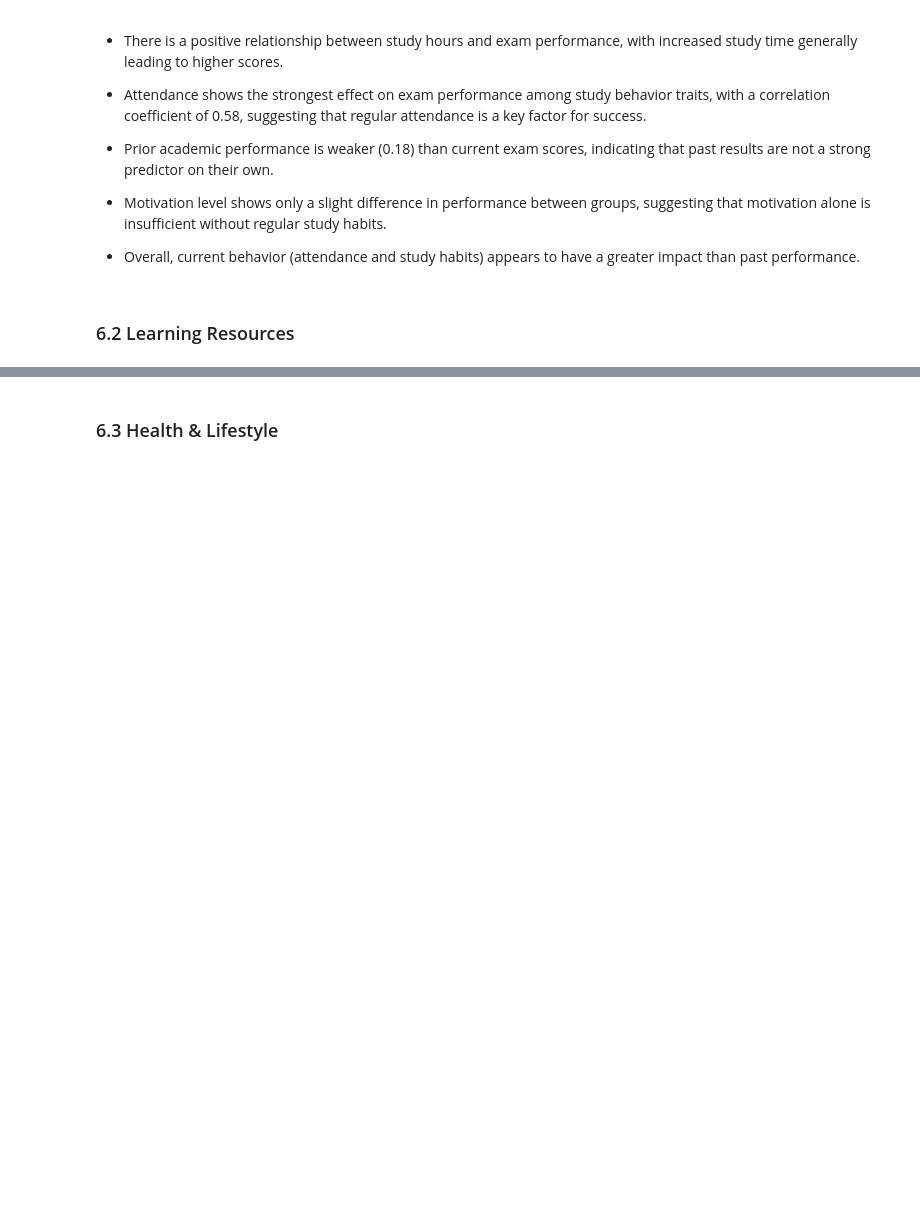
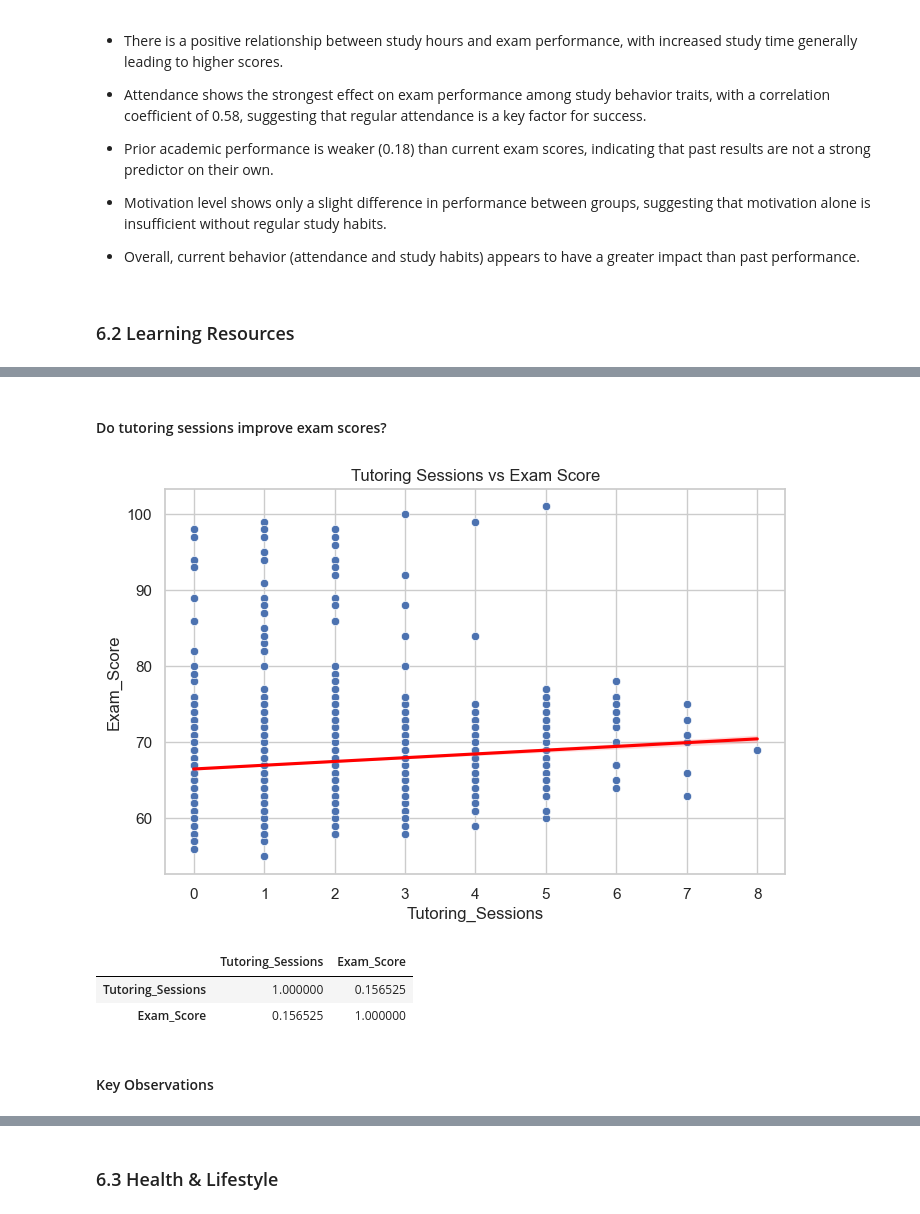
Before and after one commit to Nujud123/A-AI-Bootcamp, a Jupyter notebook: student/course2/p2_student_exam.ipynb, the cells around one changed output, grey strips where cells are left out. Drawn from its saved outputs; the diff is of its cells as text; code cells hidden in the pictures; blank space fills up the shorter version.

```diff
--- a/student/course2/p2_student_exam.ipynb
+++ b/student/course2/p2_student_exam.ipynb
@@ -271,0 +290,18 @@ plt.show()
+# %% [markdown]
+#### Do tutoring sessions improve exam scores?
+# %%
+sns.scatterplot(data=student, x='Tutoring_Sessions', y='Exam_Score')
+sns.regplot(data=student, x='Tutoring_Sessions', y='Exam_Score', scatter=False, color='red')
+
+plt.title('Tutoring Sessions vs Exam Score')
+plt.show()
+# %% [output]
+[figure, added]
+# %%
+student[['Tutoring_Sessions', 'Exam_Score']].corr()
+# %% [output]
+|  | Tutoring_Sessions | Exam_Score |
+| Tutoring_Sessions | 1.000000 | 0.156525 |
+| Exam_Score | 0.156525 | 1.000000 |
+# %% [markdown]
+#### Key Observations
```
Also changed, not shown: parts of 5 cells of this notebook.
